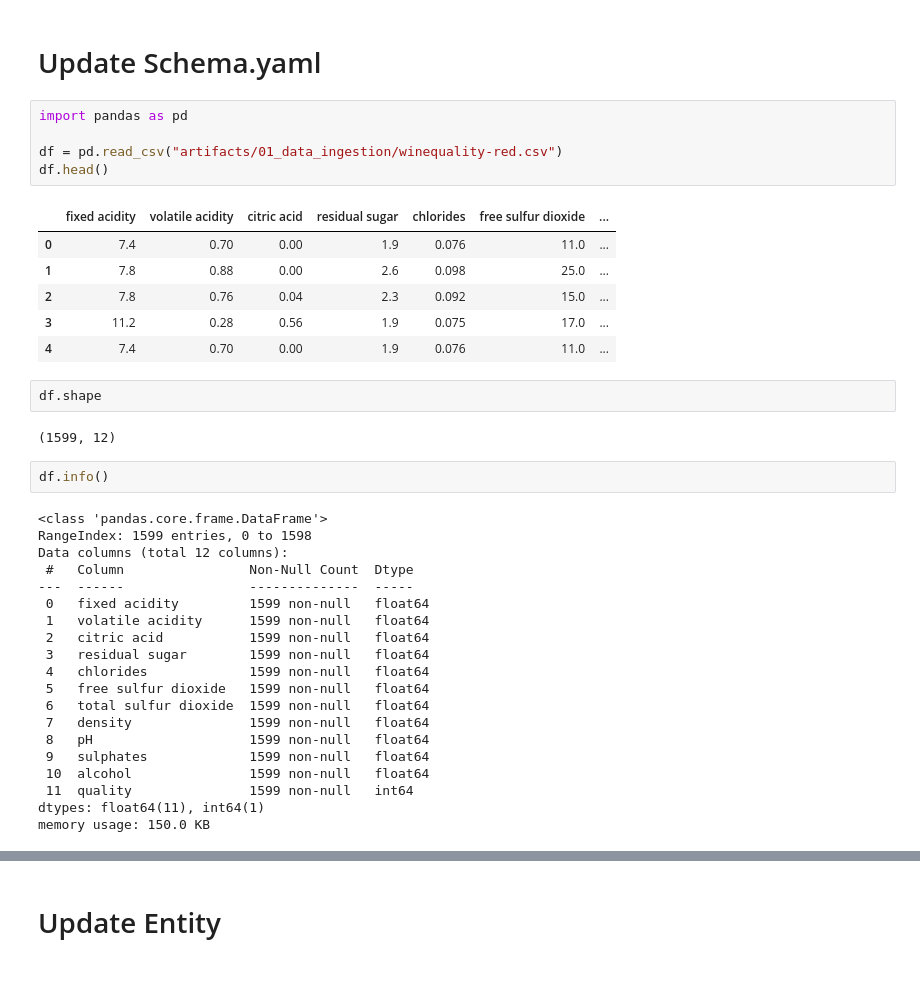
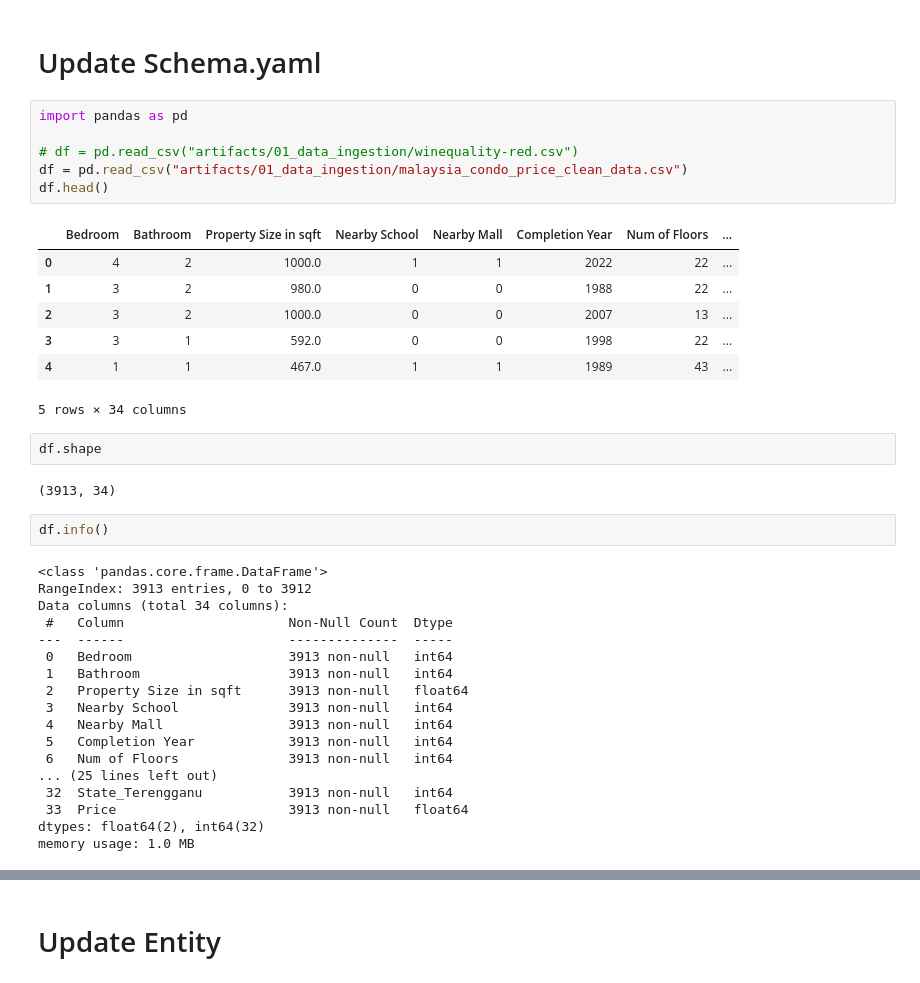
Before and after one commit to fitrijamsari/data-science-with-mlflow, a Jupyter notebook: research/02_data_validation.ipynb, the cells around one changed output, grey strips where cells are left out. Saved outputs shown, nothing was run; the diff lists cells and outputs as text.

Commit message:
run for malaysia condo price dataset

```diff
--- a/research/02_data_validation.ipynb
+++ b/research/02_data_validation.ipynb
@@ -13,38 +13,38 @@ os.chdir("../")
 # %%
 import pandas as pd
 
-df = pd.read_csv("artifacts/01_data_ingestion/winequality-red.csv")
+# df = pd.read_csv("artifacts/01_data_ingestion/winequality-red.csv")
+df = pd.read_csv("artifacts/01_data_ingestion/malaysia_condo_price_clean_data.csv")
 df.head()
 # %% [output]
-|  | fixed acidity | volatile acidity | citric acid | residual sugar | chlorides | free sulfur dioxide | ... |
-| 0 | 7.4 | 0.70 | 0.00 | 1.9 | 0.076 | 11.0 | ... |
-| 1 | 7.8 | 0.88 | 0.00 | 2.6 | 0.098 | 25.0 | ... |
-| 2 | 7.8 | 0.76 | 0.04 | 2.3 | 0.092 | 15.0 | ... |
-| 3 | 11.2 | 0.28 | 0.56 | 1.9 | 0.075 | 17.0 | ... |
-| 4 | 7.4 | 0.70 | 0.00 | 1.9 | 0.076 | 11.0 | ... |
+|  | Bedroom | Bathroom | Property Size in sqft | Nearby School | Nearby Mall | Completion Year | Num of Floors | ... |
+| 0 | 4 | 2 | 1000.0 | 1 | 1 | 2022 | 22 | ... |
+| 1 | 3 | 2 | 980.0 | 0 | 0 | 1988 | 22 | ... |
+| 2 | 3 | 2 | 1000.0 | 0 | 0 | 2007 | 13 | ... |
+| 3 | 3 | 1 | 592.0 | 0 | 0 | 1998 | 22 | ... |
+| 4 | 1 | 1 | 467.0 | 1 | 1 | 1989 | 43 | ... |
+5 rows × 34 columns
 # %%
 df.shape
 # %% [output]
-(1599, 12)
+(3913, 34)
 # %%
 df.info()
 # %% [output]
 <class 'pandas.core.frame.DataFrame'>
-RangeIndex: 1599 entries, 0 to 1598
-Data columns (total 12 columns):
- #   Column                Non-Null Count  Dtype
----  ------                --------------  -----
- 0   fixed acidity         1599 non-null   float64
- 1   volatile acidity      1599 non-null   float64
- 2   citric acid           1599 non-null   float64
- 3   residual sugar        1599 non-null   float64
- 4   chlorides             1599 non-null   float64
- 5   free sulfur dioxide   1599 non-null   float64
- 6   total sulfur dioxide  1599 non-null   float64
- 7   density               1599 non-null   float64
- 8   pH                    1599 non-null   float64
- 9   sulphates             1599 non-null   float64
- 10  alcohol               1599 non-null   float64
- 11  quality               1599 non-null   int64
-dtypes: float64(11), int64(1)
-memory usage: 150.0 KB
+RangeIndex: 3913 entries, 0 to 3912
+Data columns (total 34 columns):
+ #   Column                     Non-Null Count  Dtype
+---  ------                     --------------  -----
+ 0   Bedroom                    3913 non-null   int64
+ 1   Bathroom                   3913 non-null   int64
+ 2   Property Size in sqft      3913 non-null   float64
+ 3   Nearby School              3913 non-null   int64
+ 4   Nearby Mall                3913 non-null   int64
+ 5   Completion Year            3913 non-null   int64
+ 6   Num of Floors              3913 non-null   int64
+... (25 lines left out)
+ 32  State_Terengganu           3913 non-null   int64
+ 33  Price                      3913 non-null   float64
+dtypes: float64(2), int64(32)
+memory usage: 1.0 MB
```
Also changed, not shown: parts of 8 cells of this notebook, 12 other files.
